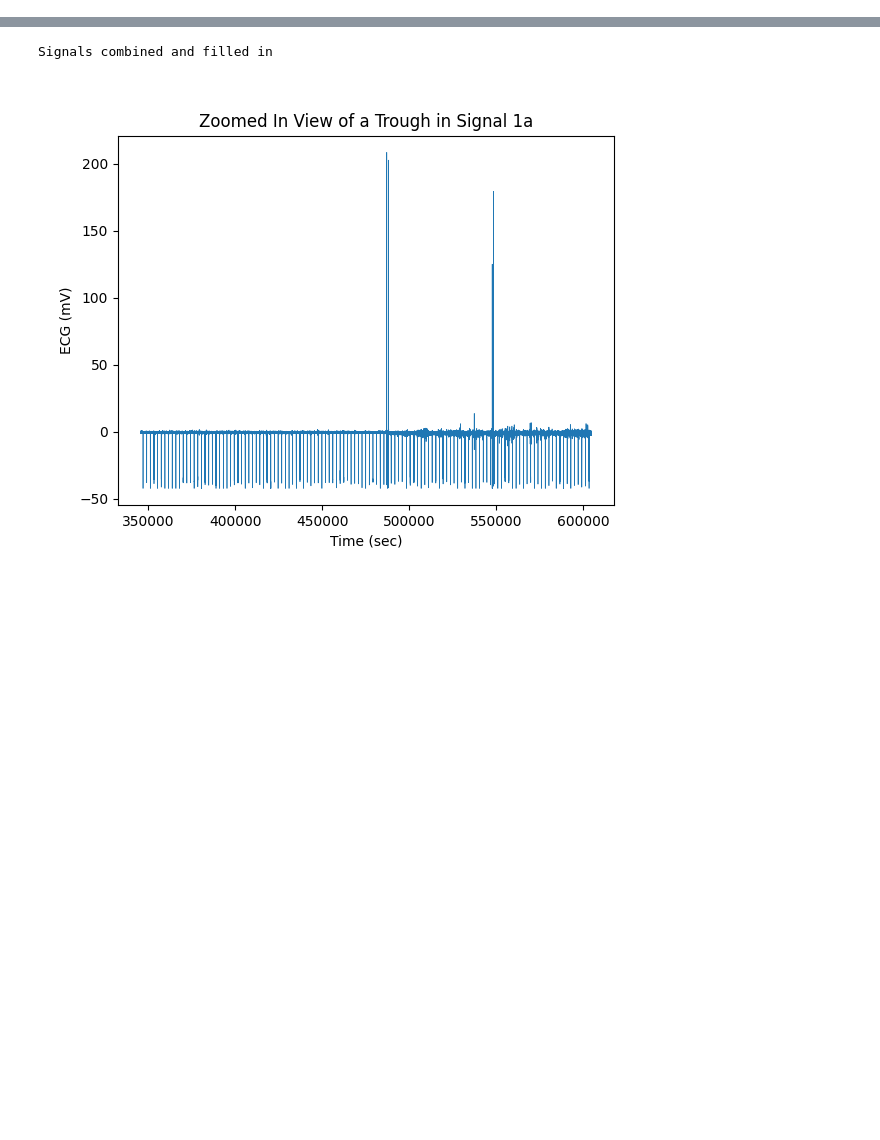
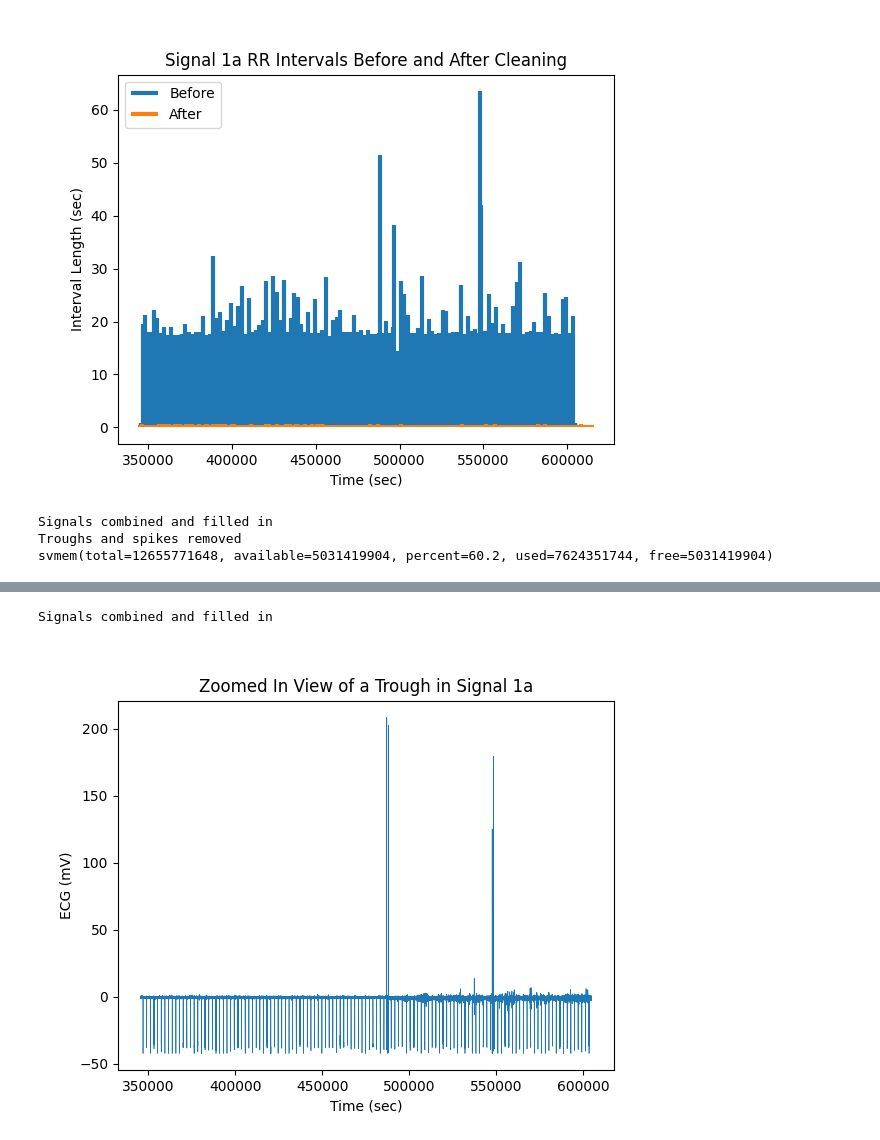
Before and after one commit to aidanlokeeffe/nicu_hrv_analysis, a Jupyter notebook: notebooks2/02-pipeline-visualizations.ipynb, the cells around one changed output, grey strips where cells are left out. Drawn from its saved outputs; the diff is of its cells as text; code cells hidden in the pictures; blank space fills up the shorter version.

Commit message:
Finished pipeline plots!
All that's left are the statistics plots and to write a final draft. Then, I can finally put this project on my resume!

```diff
--- a/notebooks2/02-pipeline-visualizations.ipynb
+++ b/notebooks2/02-pipeline-visualizations.ipynb
@@ -17,0 +22,3 @@ svmem(total=12655771648, available=7988166656, percent=36.9, used=4667604992, fr
+# %%
+df_before = pd.read_csv("01-outputs/00-rpeaks/rpeaks_1a.csv")
+df_before["interval"] = df_before["time"].diff()
@@ -17,0 +41,2 @@ svmem(total=12655771648, available=7988166656, percent=36.9, used=4667604992, fr
+# %%
+df_after = pd.read_csv("01-outputs/01-rr-intervals/rr_intervals_1a.csv")
@@ -17,0 +59,11 @@ svmem(total=12655771648, available=7988166656, percent=36.9, used=4667604992, fr
+# %%
+fig = plt.figure()
+plt.vlines(df_before["time"], 0, df_before["interval"], color = "C0", linewidth=3)
+plt.vlines(df_after["time"], 0, df_after["interval"], color = "C1", linewidth=3)
+plt.xlabel("Time (sec)")
+plt.ylabel("Interval Length (sec)")
+plt.title("Signal 1a RR Intervals Before and After Cleaning")
+plt.legend(["Before", "After"], loc = "upper left")
+plt.show()
+# %% [output]
+[figure, added]
@@ -17,0 +76,40 @@ svmem(total=12655771648, available=7988166656, percent=36.9, used=4667604992, fr
+# %%
+df = pd.read_csv("C:/Users/aidan/Box/Deidentified-Raw-Waveforms/raw_waves_data_1a.csv", usecols=["time", "257"])
+
+cols=["time", "257"]
+
+# Complete the signal in the order of 257 (ECG1), then  258 (ECG2), and
+# then 317 (EG3), then ffill for remaining missing values
+signal = pd.Series(df[cols[1]])
+i=2
+while True:
+    try:
+        signal = signal.combine_first(df[cols[i]])
+        i+=1
+    except IndexError:
+        break
+signal = signal.fillna(method="ffill")
+signal = pd.to_numeric(signal)
+print("Signals combined and filled in")
+
+raw_signal = pd.Series.copy(signal, deep=True)
+
+# Remove spikes and troughs by pinpointing values out of bounds and then
+# erasing left and right of those pinpoints by delta indices
+delta = 125
+filt = (signal <= -10) | (signal >= 10)
+filt.loc[~filt] = np.nan
+filt.fillna(method="ffill", limit=delta, inplace=True)
+filt.fillna(method="bfill", limit=delta, inplace=True)
+filt.fillna(value=False, inplace=True)
+
+signal.loc[filt] = np.nan
+signal.fillna(method="ffill", inplace=True)
+print("Troughs and spikes removed")
+
+collect_garbage()
+print(virtual_memory())
+# %% [output]
+Signals combined and filled in
+Troughs and spikes removed
+svmem(total=12655771648, available=5031419904, percent=60.2, used=7624351744, free=5031419904)
```
Also changed, not shown: parts of 15 cells of this notebook, 16 other files.
